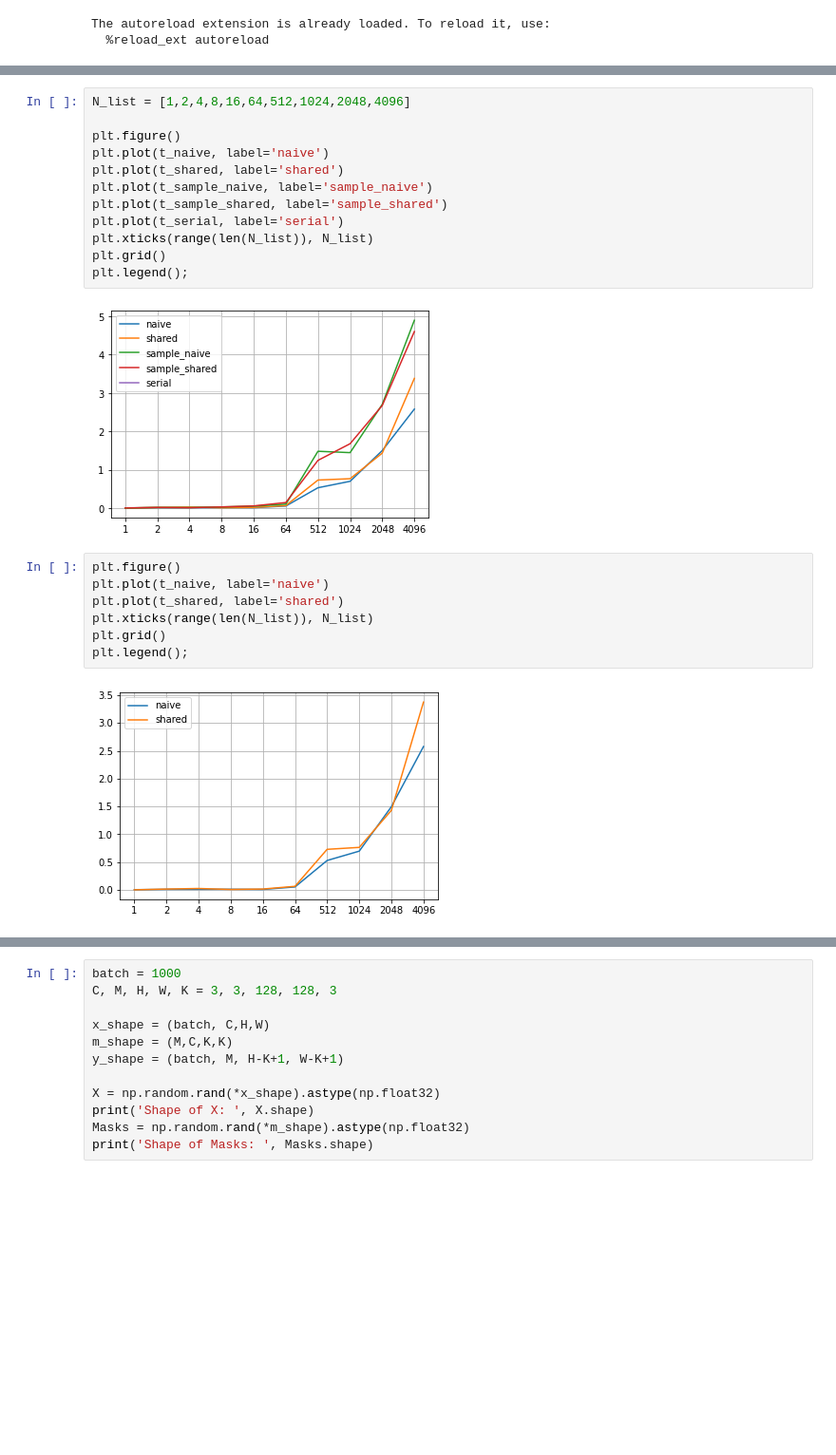
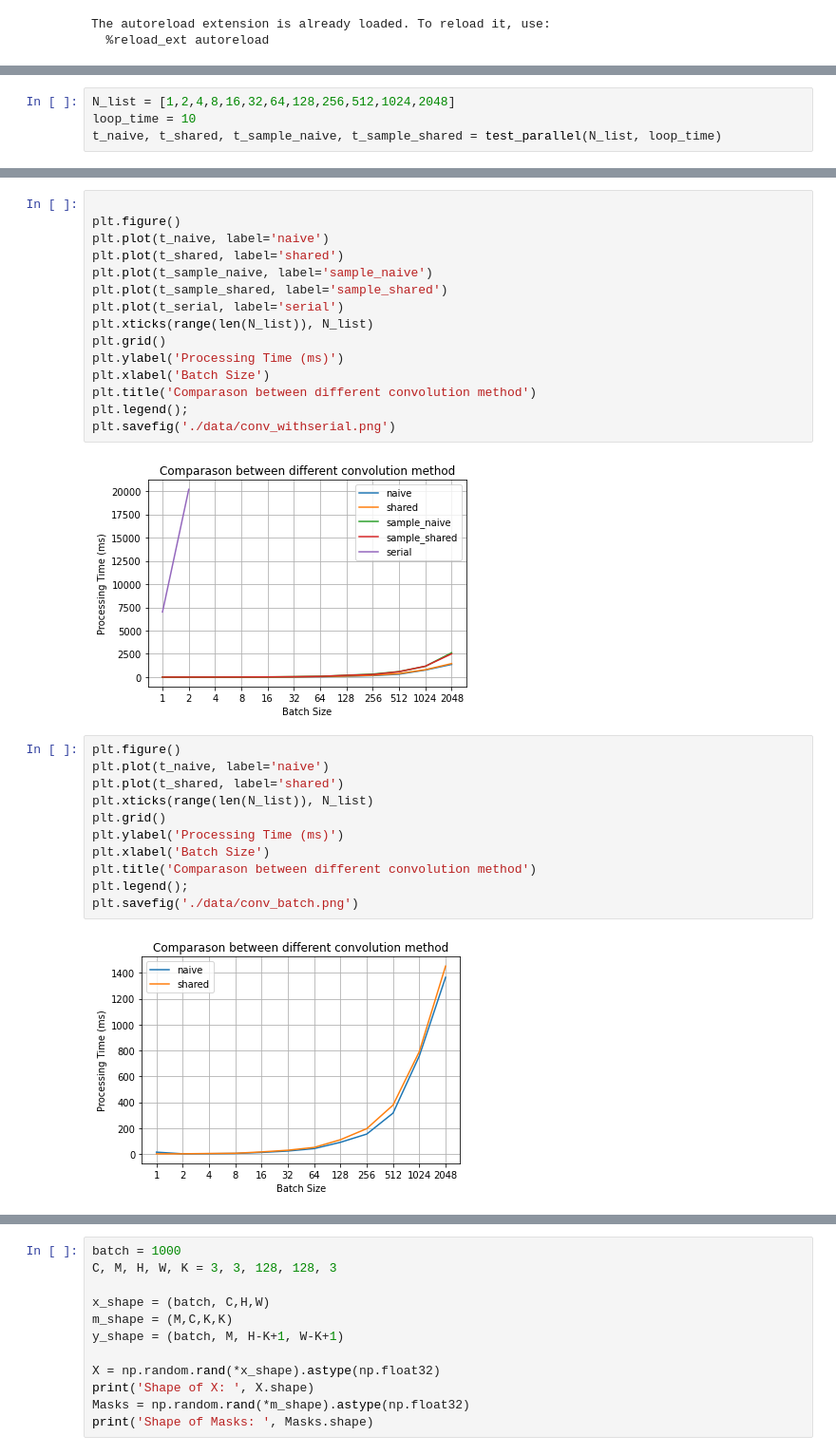
Before and after one commit to xs2445/CNN-PyCUDA-EECS4750-Project, a Jupyter notebook: utils/parallel/convlayer.ipynb, the cells around one changed output, grey strips where cells are left out. Shown: that part at 95% size. Saved outputs shown, nothing was run; the diff lists cells and outputs as text; blank space fills up the shorter version.

Commit message:
finished conv

```diff
--- a/utils/parallel/convlayer.ipynb
+++ b/utils/parallel/convlayer.ipynb
@@ -91,0 +94,4 @@ Sample_Shared:  4.889951944351196
+# %%
+N_list = [1,2,4,8,16,32,64,128,256,512,1024,2048]
+loop_time = 10
+t_naive, t_shared, t_sample_naive, t_sample_shared = test_parallel(N_list, loop_time)
@@ -92,5 +122,4 @@ Sample_Shared:  4.889951944351196
 # %%
-N_list = [1,2,4,8,16,64,512,1024,2048,4096]
 
 plt.figure()
 plt.plot(t_naive, label='naive')
@@ -100,18 +129,26 @@ plt.plot(t_sample_shared, label='sample_shared')
 plt.plot(t_serial, label='serial')
 plt.xticks(range(len(N_list)), N_list)
 plt.grid()
+plt.ylabel('Processing Time (ms)')
+plt.xlabel('Batch Size')
+plt.title('Comparason between different convolution method')
 plt.legend();
+plt.savefig('./data/conv_withserial.png')
 # %% [output]
-[figure, old version]
+[figure, new version]
 # %%
 plt.figure()
 plt.plot(t_naive, label='naive')
 plt.plot(t_shared, label='shared')
 plt.xticks(range(len(N_list)), N_list)
 plt.grid()
+plt.ylabel('Processing Time (ms)')
+plt.xlabel('Batch Size')
+plt.title('Comparason between different convolution method')
 plt.legend();
+plt.savefig('./data/conv_batch.png')
 # %% [output]
-[figure, old version]
+[figure, new version]
 # %%
 plt.figure()
 plt.plot(t_sample_naive, label='sample_naive')
```
Also changed, not shown: parts of 8 cells of this notebook, 10 other files.
